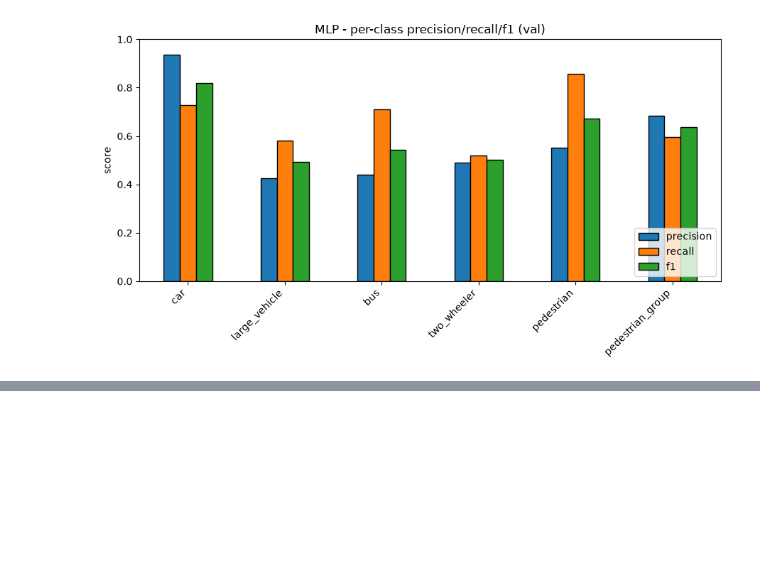
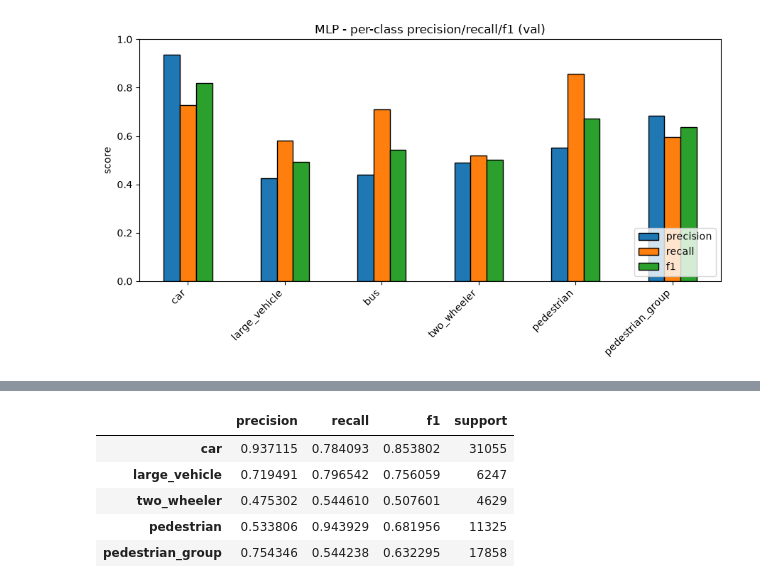
Before and after one commit to brunopinto900/radar-ml-autonomous-driving, a Jupyter notebook: notebooks/mlp_classifier.ipynb, the cells around one changed output, grey strips where cells are left out. Saved outputs shown, nothing was run; the diff lists cells and outputs as text; code cells hidden in the pictures; blank space fills up the shorter version.

```diff
--- a/notebooks/mlp_classifier.ipynb
+++ b/notebooks/mlp_classifier.ipynb
@@ -126,0 +156,9 @@ See `MLP_Design.md` decision 2. 1000-epoch run: `results/mlp/epochs_1000/`.
+# %%
+bus_merged_metrics
+# %% [output]
+|  | precision | recall | f1 | support |
+| car | 0.937115 | 0.784093 | 0.853802 | 31055 |
+| large_vehicle | 0.719491 | 0.796542 | 0.756059 | 6247 |
+| two_wheeler | 0.475302 | 0.544610 | 0.507601 | 4629 |
+| pedestrian | 0.533806 | 0.943929 | 0.681956 | 11325 |
+| pedestrian_group | 0.754346 | 0.544238 | 0.632295 | 17858 |
```
Also changed, not shown: parts of 13 cells of this notebook, 8 other files.
